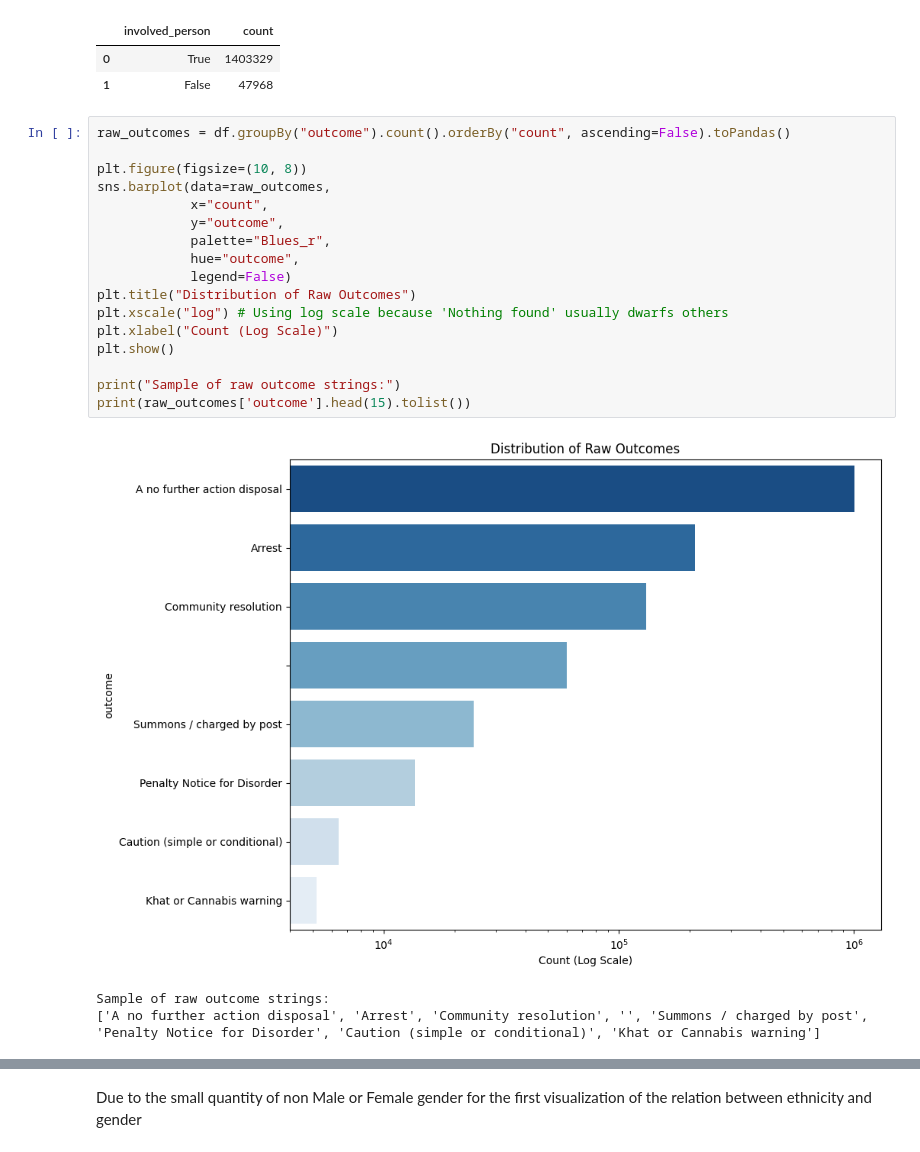
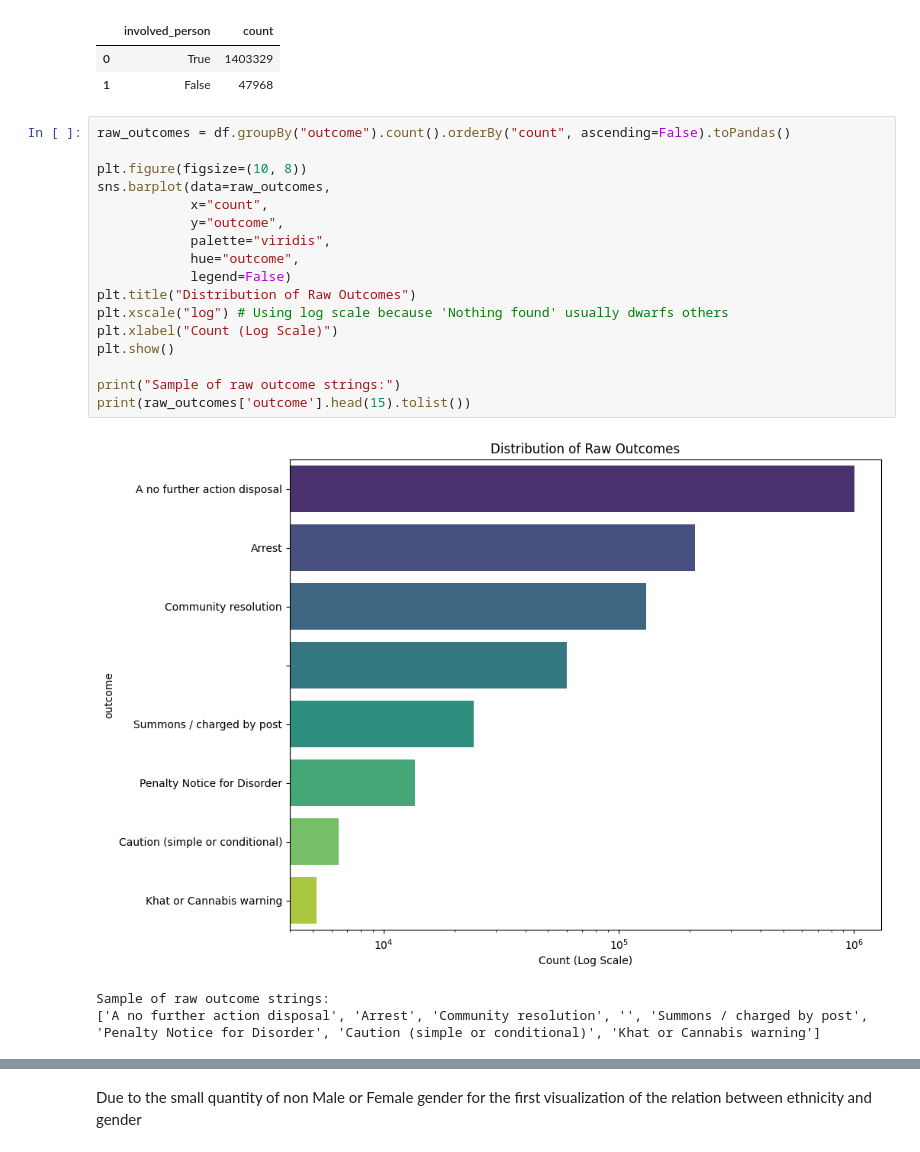
Before and after one commit to Iker-Jauregui/LSDA_Final_Project, a Jupyter notebook: uk_police_notebook.ipynb, the cells around one changed output, grey strips where cells are left out. Cells and saved outputs as stored; diff of their text form.

```diff
--- a/uk_police_notebook.ipynb
+++ b/uk_police_notebook.ipynb
@@ -160,22 +189,22 @@ raw_outcomes.head()
 # %%
 raw_outcomes = df.groupBy("outcome").count().orderBy("count", ascending=False).toPandas()
 
 plt.figure(figsize=(10, 8))
 sns.barplot(data=raw_outcomes,
             x="count",
             y="outcome",
-            palette="Blues_r",
+            palette="viridis",
             hue="outcome",
             legend=False)
 plt.title("Distribution of Raw Outcomes")
 plt.xscale("log") # Using log scale because 'Nothing found' usually dwarfs others
 plt.xlabel("Count (Log Scale)")
 plt.show()
 
 print("Sample of raw outcome strings:")
 print(raw_outcomes['outcome'].head(15).tolist())
 # %% [output]
-[figure, old version]
+[figure, new version]
 Sample of raw outcome strings:
 ['A no further action disposal', 'Arrest', 'Community resolution', '', 'Summons / charged by post', 'Penalty Notice for Disorder', 'Caution (simple or conditional)', 'Khat or Cannabis warning']
 # %%
```
Also changed, not shown: parts of 27 cells of this notebook, 4 other files.
